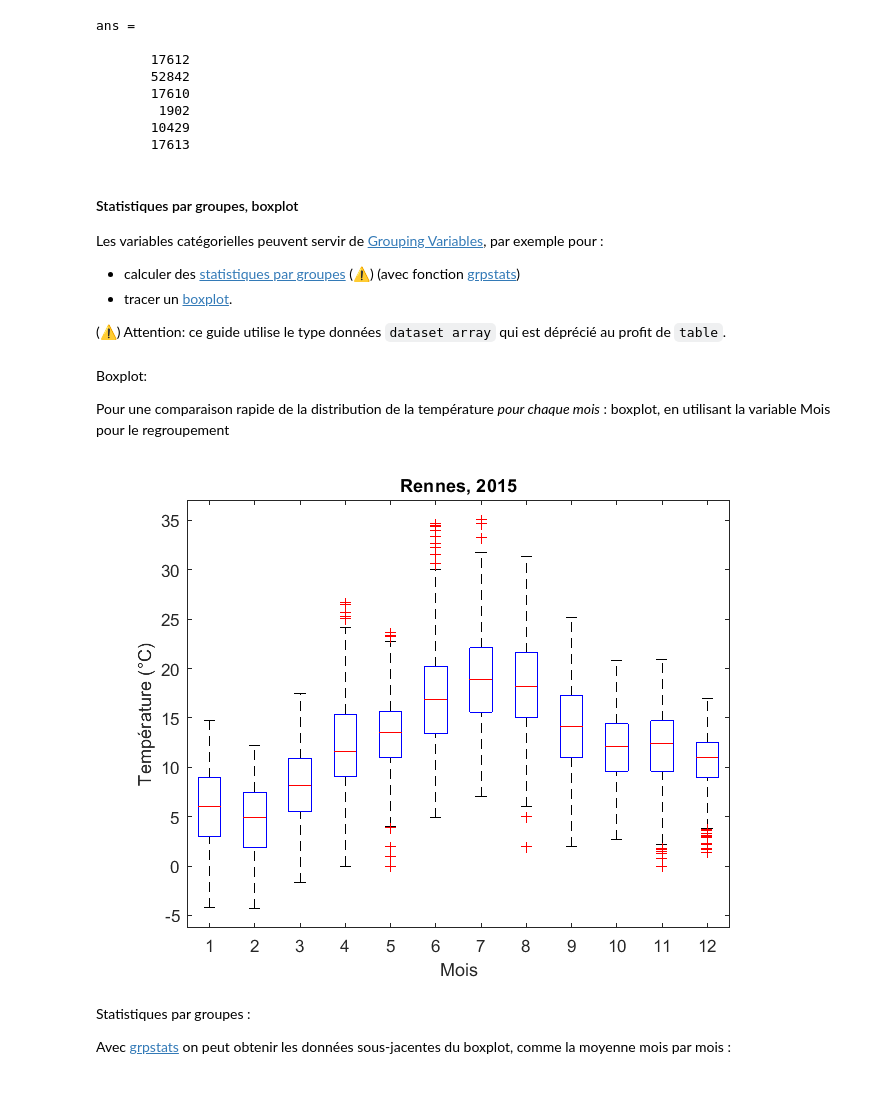
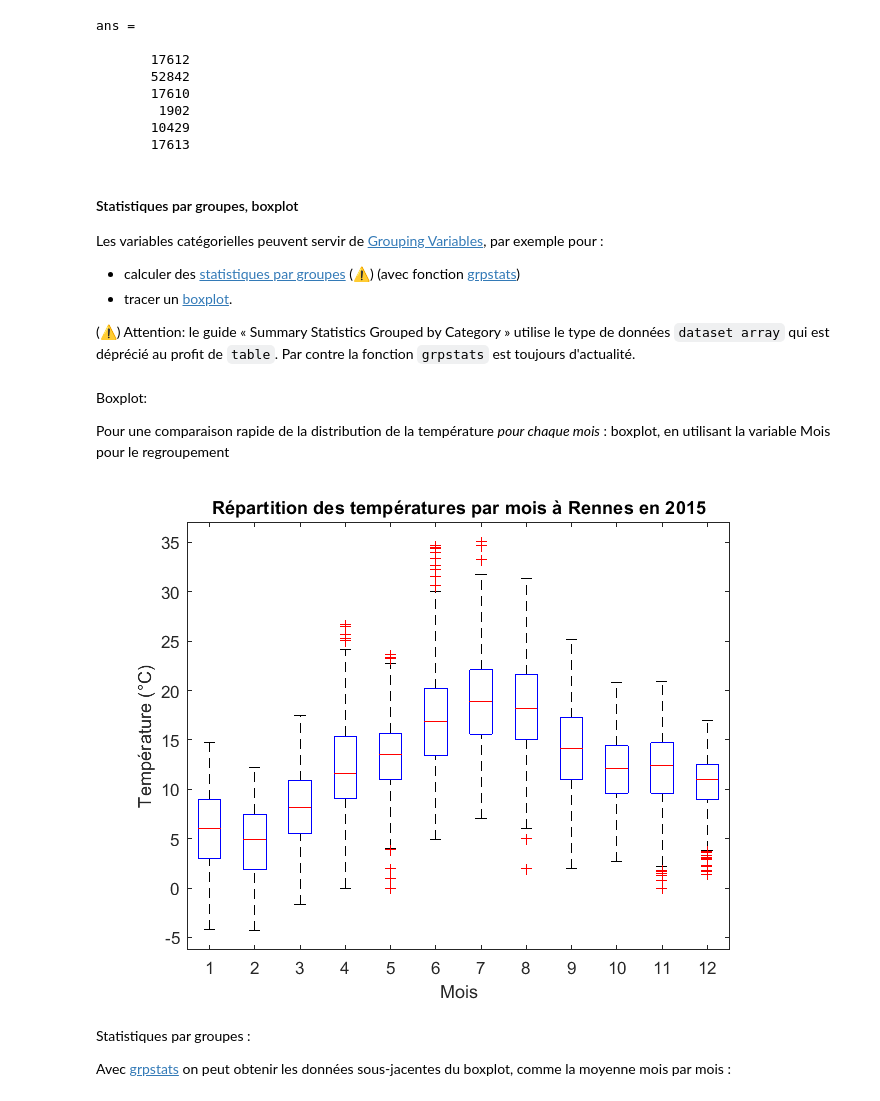
Before and after one commit to pierre-haessig/matlab-data-course, a Jupyter notebook: Matlab exploration/Exploration données Matlab.ipynb, the cells around one changed output. Cells and saved outputs as stored; diff of their text form; code cells hidden in the pictures.

```diff
--- a/Matlab exploration/Exploration données Matlab.ipynb
+++ b/Matlab exploration/Exploration données Matlab.ipynb
@@ -544,7 +602,7 @@ Les variables catégorielles peuvent servir de [Grouping Variables](https://fr.m
 * calculer des [statistiques par groupes](https://fr.mathworks.com/help/stats/summary-statistics-grouped-by-category.html) (⚠) (avec fonction [grpstats](https://fr.mathworks.com/help/stats/grpstats.html))
 * tracer un [boxplot](https://fr.mathworks.com/help/stats/boxplot.html).
 
-(⚠) Attention: ce guide utilise le type données `dataset array` qui est déprécié au profit de `table`.
+(⚠) Attention: le guide « Summary Statistics Grouped by Category » utilise le type de données `dataset array` qui est déprécié au profit de `table`. Par contre la fonction `grpstats` est toujours d'actualité.
 # %% [markdown]
 Boxplot:
 
@@ -552,13 +610,13 @@ Pour une comparaison rapide de la distribution de la température *pour chaque m
 # %%
 boxplot(meteo.Temp, meteo.Mois)
 
 xlabel('Mois')
 ylabel('Température (°C)')
-title('Rennes, 2015')
+title('Répartition des températures par mois à Rennes en 2015')
 % Amélioration: remplacer le xticklabels numérique par le nom des mois
 % xticklabels({'Jan',  'Fév','Mar', '...'})
 # %% [output]
-[figure, old version]
+[figure, new version]
 # %% [markdown]
 Statistiques par groupes :
 
```
Also changed, not shown: parts of 80 cells of this notebook.
